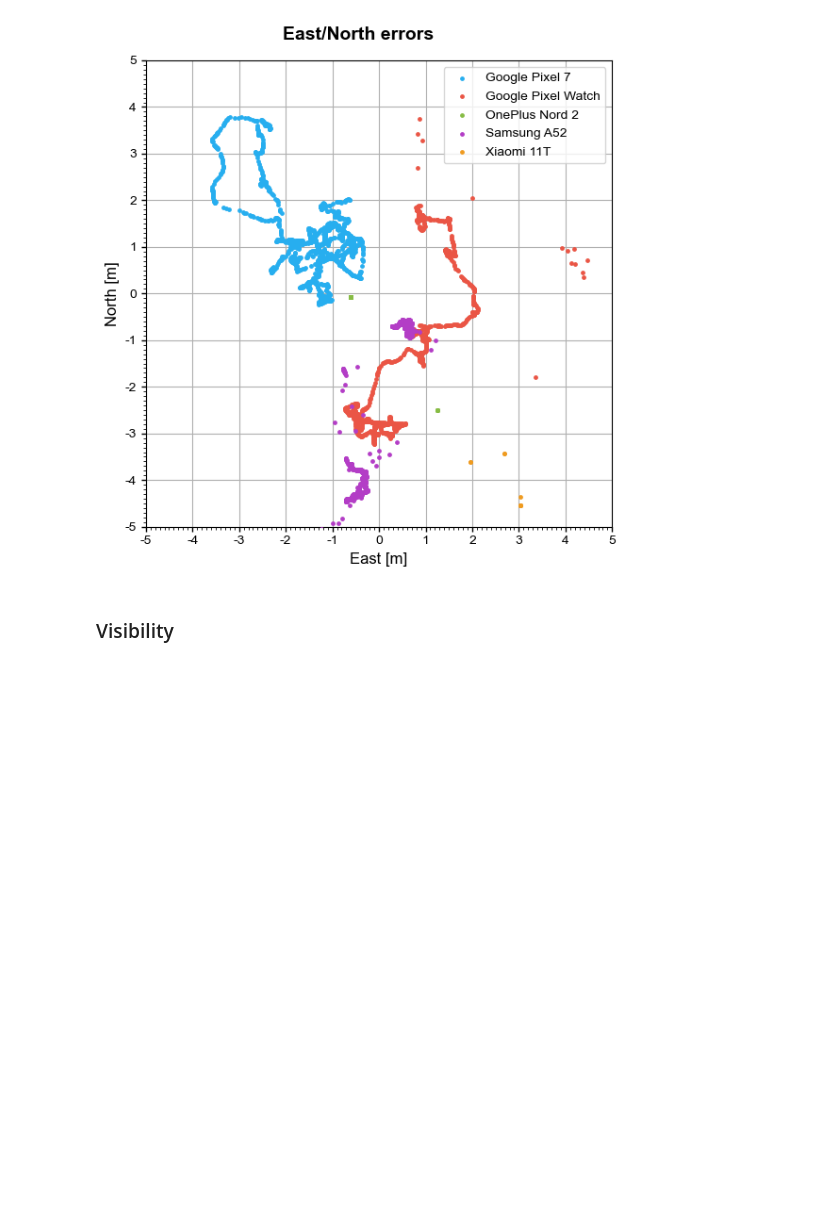
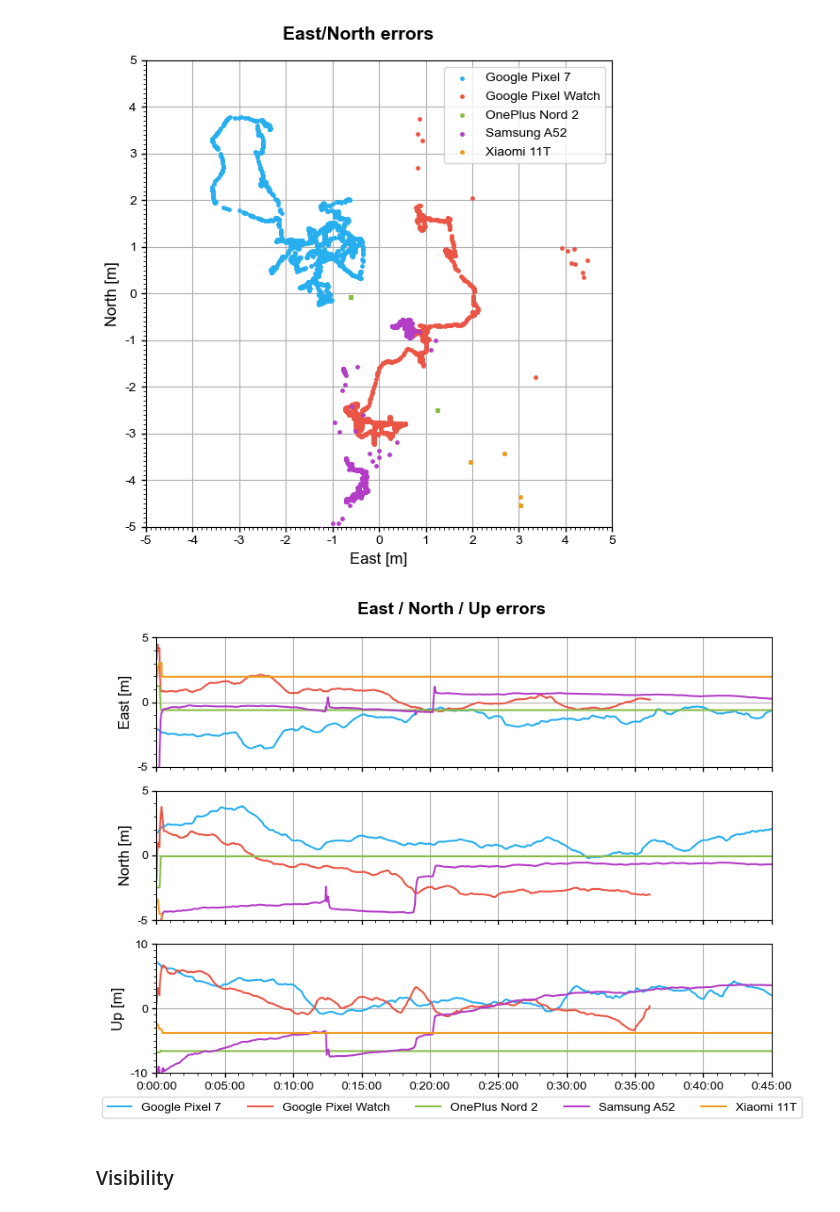
Before and after one commit to agrenier-gnss/MimirAnalyzer, a Jupyter notebook: jupyter/1_static.ipynb, the cells around one changed output. Cells and saved outputs as stored; diff of their text form; code cells hidden in the pictures; blank space fills up the shorter version.

```diff
--- a/jupyter/1_static.ipynb
+++ b/jupyter/1_static.ipynb
@@ -97,3 +201,7 @@ plotEN(logs, lim=5, ticks=[0.1, 1])
+# %%
+plotENU(logs, lim=[5,5,10], ticks=[1, 5, 1, 5, 1, 10])
+# %% [output]
+[figure, added]
 # %% [markdown]
 ### Visibility
 # %%
```
Also changed, not shown: parts of 19 cells of this notebook, 4 other files.
